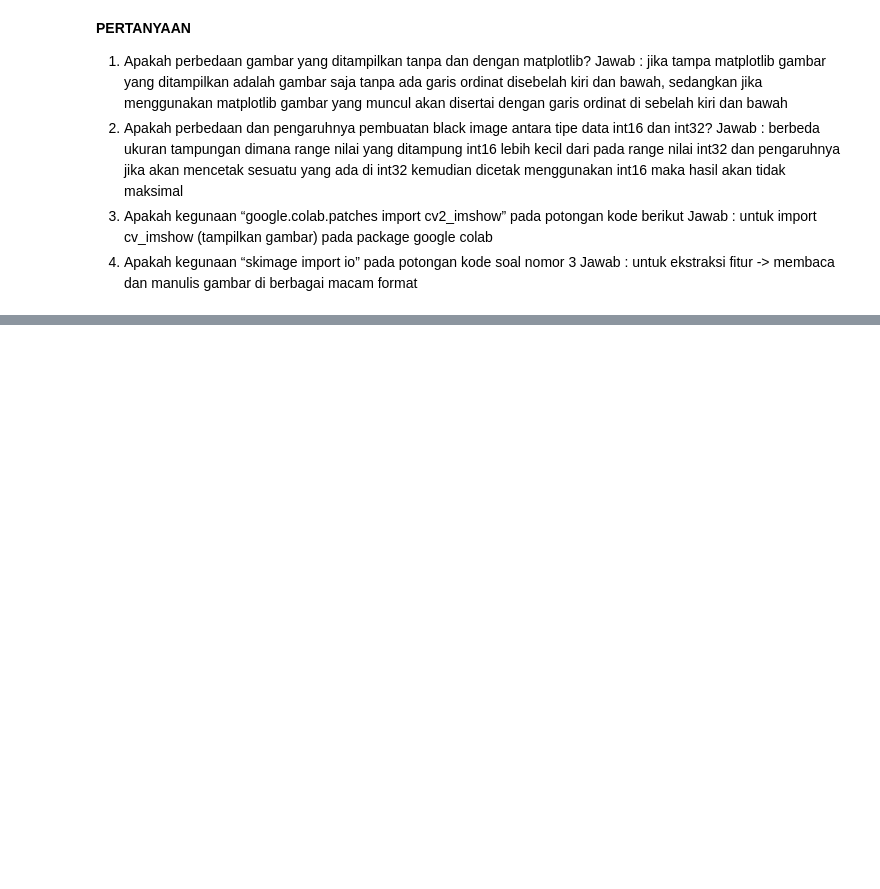
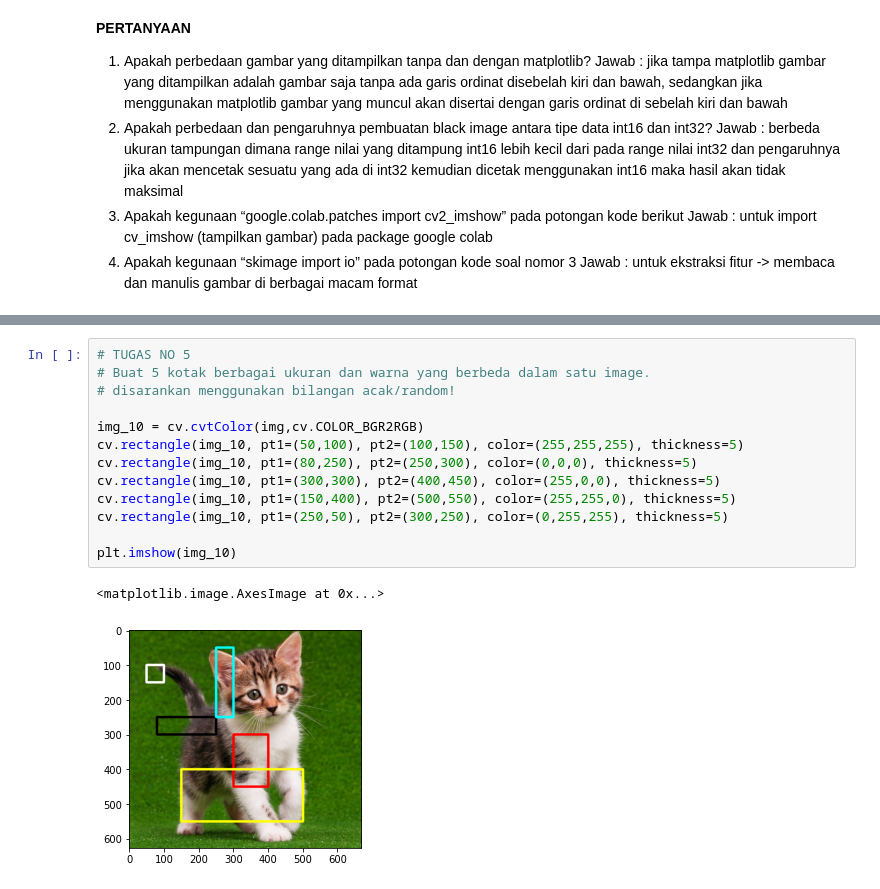
Before and after one commit to irbaadika/PCVK_Genap_2023, a Jupyter notebook: Jobsheet2.ipynb, the cells around one changed output, grey strips where cells are left out. Drawn from its saved outputs; the diff is of its cells as text; blank space fills up the shorter version.

```diff
--- a/Jobsheet2.ipynb
+++ b/Jobsheet2.ipynb
@@ -156,0 +195,16 @@ Berdasarkan praktikum bagian 3 dan 4 kerjakan beberapa tugas berikut :
+# %%
+# TUGAS NO 5
+# Buat 5 kotak berbagai ukuran dan warna yang berbeda dalam satu image.
+# disarankan menggunakan bilangan acak/random!
+
+img_10 = cv.cvtColor(img,cv.COLOR_BGR2RGB)
+cv.rectangle(img_10, pt1=(50,100), pt2=(100,150), color=(255,255,255), thickness=5)
+cv.rectangle(img_10, pt1=(80,250), pt2=(250,300), color=(0,0,0), thickness=5)
+cv.rectangle(img_10, pt1=(300,300), pt2=(400,450), color=(255,0,0), thickness=5)
+cv.rectangle(img_10, pt1=(150,400), pt2=(500,550), color=(255,255,0), thickness=5)
+cv.rectangle(img_10, pt1=(250,50), pt2=(300,250), color=(0,255,255), thickness=5)
+
+plt.imshow(img_10)
+# %% [output]
+<matplotlib.image.AxesImage at 0x...>
+[figure, added]
```
Also changed, not shown: parts of 9 cells of this notebook.
